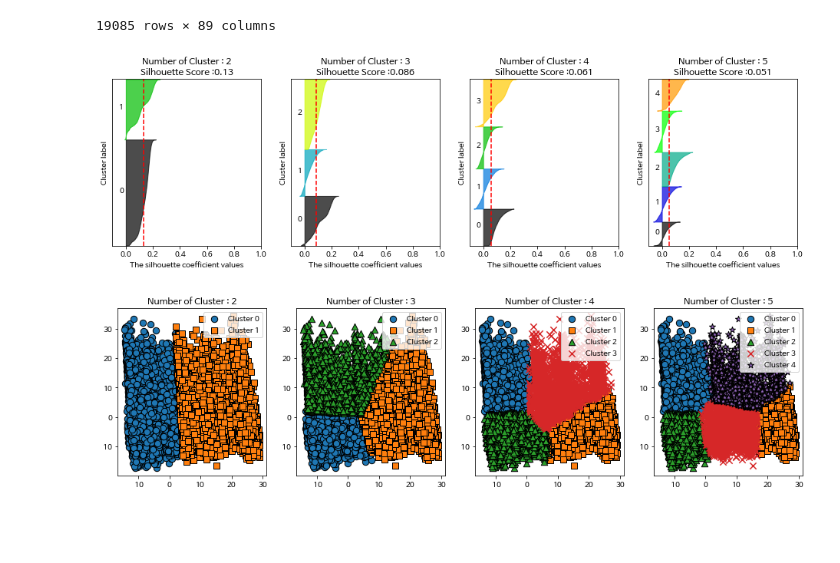
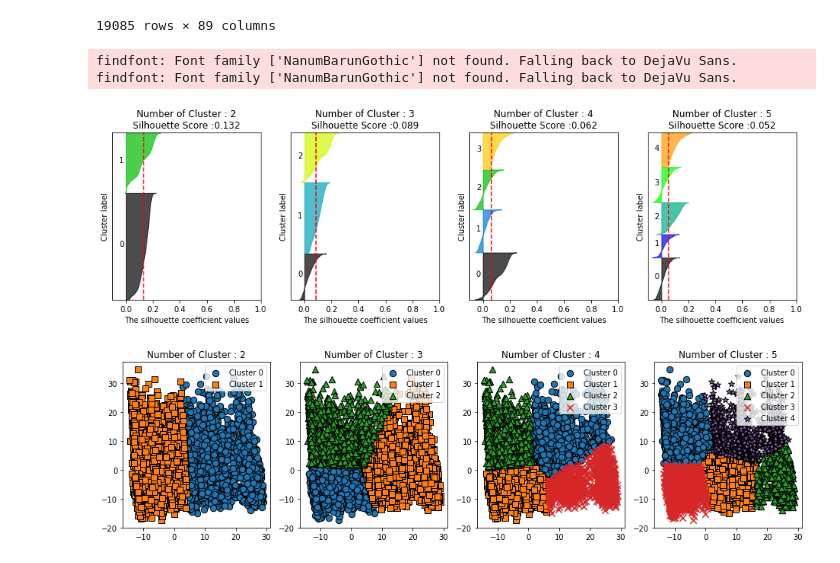
Before and after one commit to kikiru328/enterprise_analysis, a Jupyter notebook: final_df.ipynb, the cells around one changed output. Cells and saved outputs as stored; diff of their text form; code cells hidden in the pictures; blank space fills up the shorter version.

```diff
--- a/final_df.ipynb
+++ b/final_df.ipynb
@@ -52,6 +52,3 @@ import warnings
 warnings.filterwarnings('ignore')
 # %% [output]
 /content/drive/My Drive/Colab Notebooks
-# %%
-with open('/content/drive/MyDrive/공유문서/1차 프로젝트/5조/진짜진짜최종/Rank_처리필요_변화률_df/확인용.pkl','rb') as read_df:
-  test = pickle.load(read_df)
@@ -295,3 +175,0 @@ accuracy_score(y_test, predict)
-# %%
-with open('/content/drive/MyDrive/공유문서/1차 프로젝트/5조/매출감소고객_예측모델_변수생성/total_df_rank_pattern.pkl','rb') as previous_df:
-  prv_df = pickle.load(previous_df)
@@ -1064,8 +765,10 @@ def visualize_kmeans_plot_multi(cluster_lists, X_features):
 
     plt.show()
 # %%
-visualize_silhouette([ 2, 3, 4, 5], test_df)
-visualize_kmeans_plot_multi([2,3,4,5],test_df)
+visualize_silhouette([ 2, 3, 4, 5], test_df[test_df['target']==1])
+visualize_kmeans_plot_multi([2,3,4,5],test_df[test_df['target']==1])
 # %% [output]
+findfont: Font family ['NanumBarunGothic'] not found. Falling back to DejaVu Sans.
+findfont: Font family ['NanumBarunGothic'] not found. Falling back to DejaVu Sans.
-[figure, old version]
+[figure, new version]
-[figure, old version]
+[figure, new version]
```
Also changed, not shown: parts of 55 cells of this notebook.
